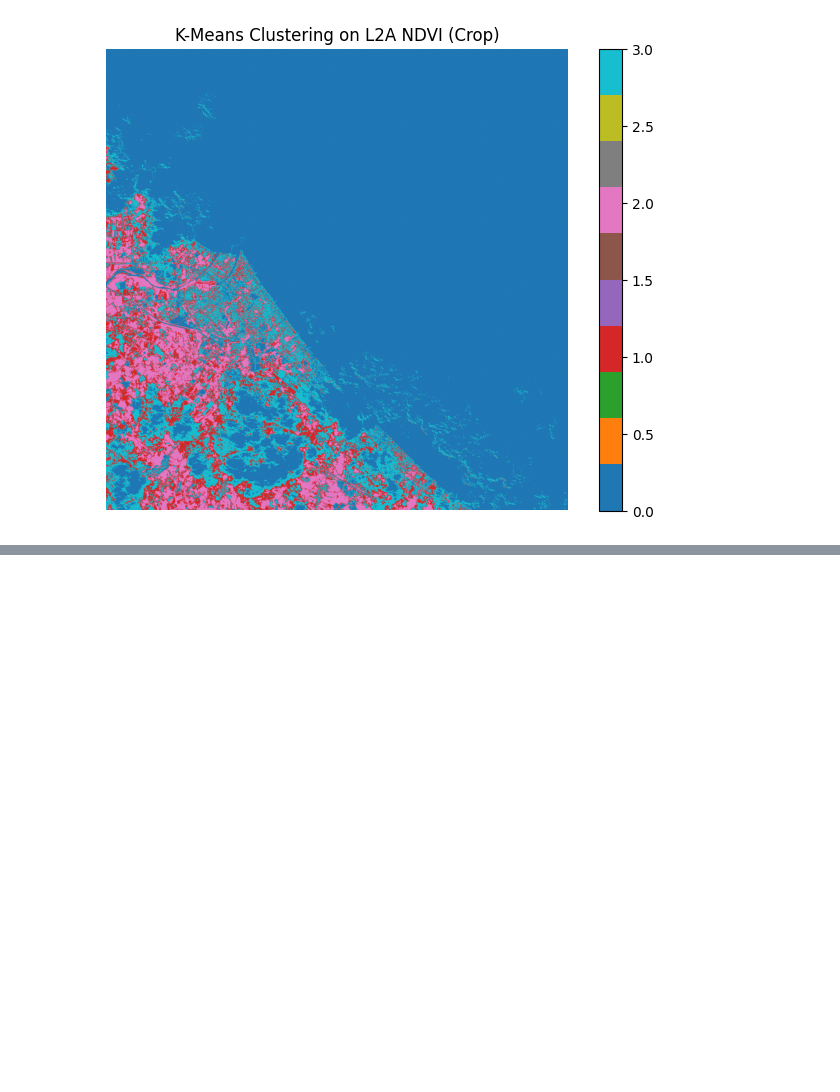
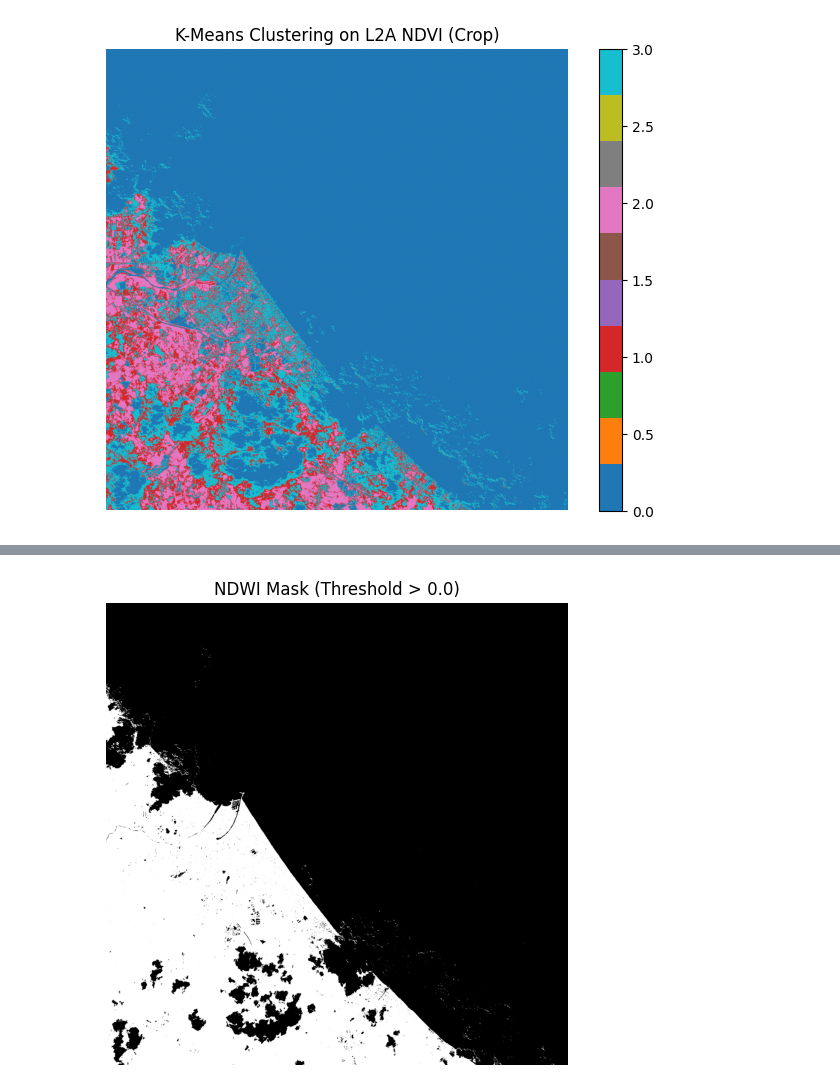
Before and after one commit to stellajiangggg/AI-proect, a Jupyter notebook: Untitlefind1.ipynb, the cells around one changed output, grey strips where cells are left out. Saved outputs shown, nothing was run; the diff lists cells and outputs as text; code cells hidden in the pictures; blank space fills up the shorter version.

```diff
--- a/Untitlefind1.ipynb
+++ b/Untitlefind1.ipynb
@@ -350,0 +200,12 @@ shap.summary_plot(shap_values, X_sample, feature_names=["B02","B04","B08","NDVI"
+# %%
+# 7) CREATE & DISPLAY A NDWI-THRESHOLD MASK
+threshold = 0.0
+ndwi_mask = (ndwi_l2a > threshold).astype(np.uint8)  # 1=water, 0=land
+
+plt.figure(figsize=(6,6))
+plt.imshow(ndwi_mask, cmap='binary')
+plt.title(f"NDWI Mask (Threshold > {threshold})")
+plt.axis('off')
+plt.show()
+# %% [output]
+[figure, added]
```
Also changed, not shown: parts of 17 cells of this notebook.
